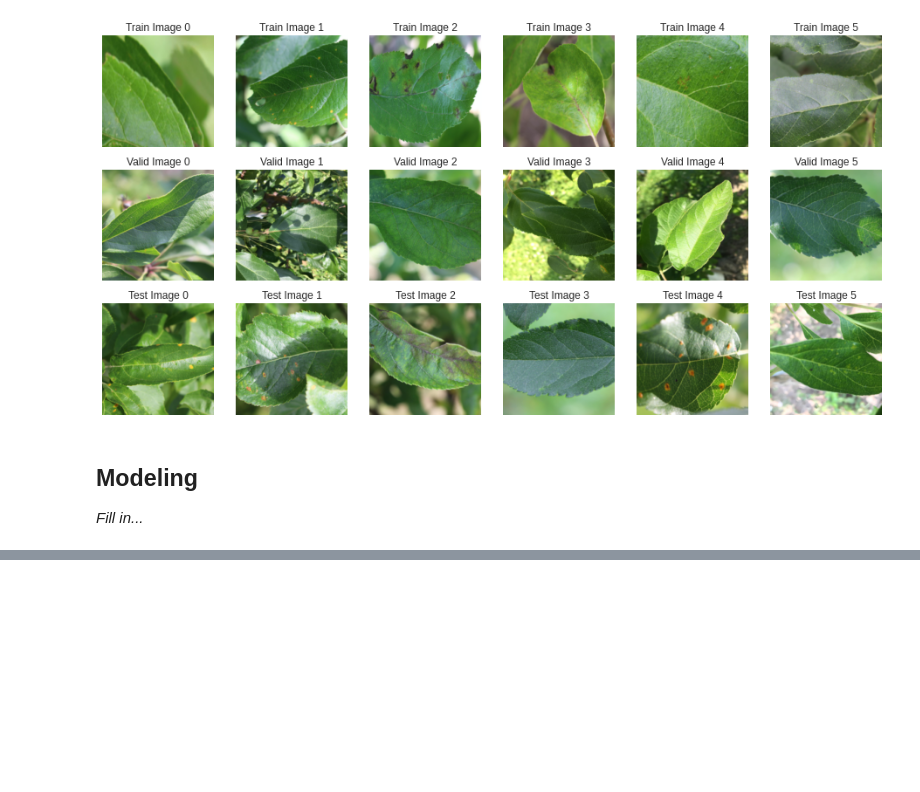
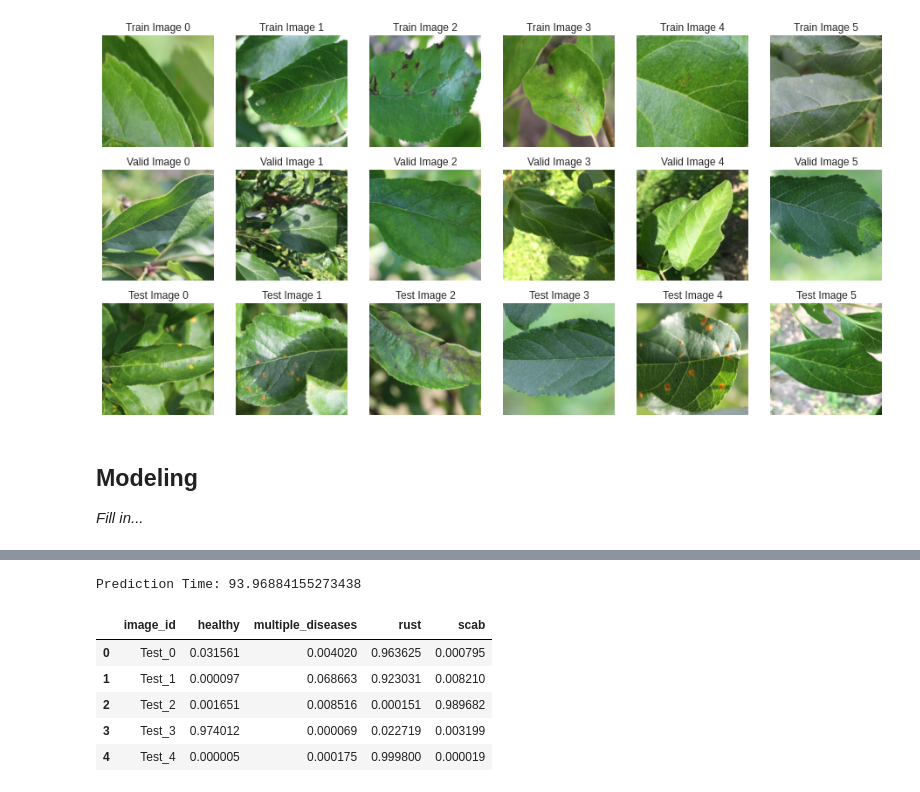
Before and after one commit to dhelms1/plant_pathology, a Jupyter notebook: plant_pathology.ipynb, the cells around one changed output, grey strips where cells are left out. Drawn from its saved outputs; the diff is of its cells as text; code cells hidden in the pictures; blank space fills up the shorter version.

```diff
--- a/plant_pathology.ipynb
+++ b/plant_pathology.ipynb
@@ -377,0 +464,37 @@ plt.show();
+# %%
+def predict(model, testloader):
+  predictions = []
+  model.eval()
+  with torch.no_grad():
+    for images in testloader:
+      images = images.to(device)
+      log_ps = model.forward(images)
+      ps = torch.exp(log_ps)
+      probs = ps.data.cpu().tolist()
+      [predictions.append(p) for p in probs]
+  model.train()
+  return predictions
+# %%
+def create_submission(preds):
+  submission = pd.DataFrame(data=preds, columns=submission_labels.drop('image_id', axis=1).columns)
+  submission.insert(0, 'image_id', submission_labels.image_id.values)
+  submission.to_csv('drive/My Drive/Colab Notebooks/Plant Pathology/submission.csv', index=False)
+  return submission
+# %%
+start = time()
+
+preds = predict(model2, testloader)
+
+print(f'Prediction Time: {round(time()-start, 2)}s')
+# %% [output]
+Prediction Time: 93.96884155273438
+# %%
+submission_df = create_submission(preds)
+submission_df.head()
+# %% [output]
+|  | image_id | healthy | multiple_diseases | rust | scab |
+| 0 | Test_0 | 0.031561 | 0.004020 | 0.963625 | 0.000795 |
+| 1 | Test_1 | 0.000097 | 0.068663 | 0.923031 | 0.008210 |
+| 2 | Test_2 | 0.001651 | 0.008516 | 0.000151 | 0.989682 |
+| 3 | Test_3 | 0.974012 | 0.000069 | 0.022719 | 0.003199 |
+| 4 | Test_4 | 0.000005 | 0.000175 | 0.999800 | 0.000019 |
```
Also changed, not shown: parts of 19 cells of this notebook.
